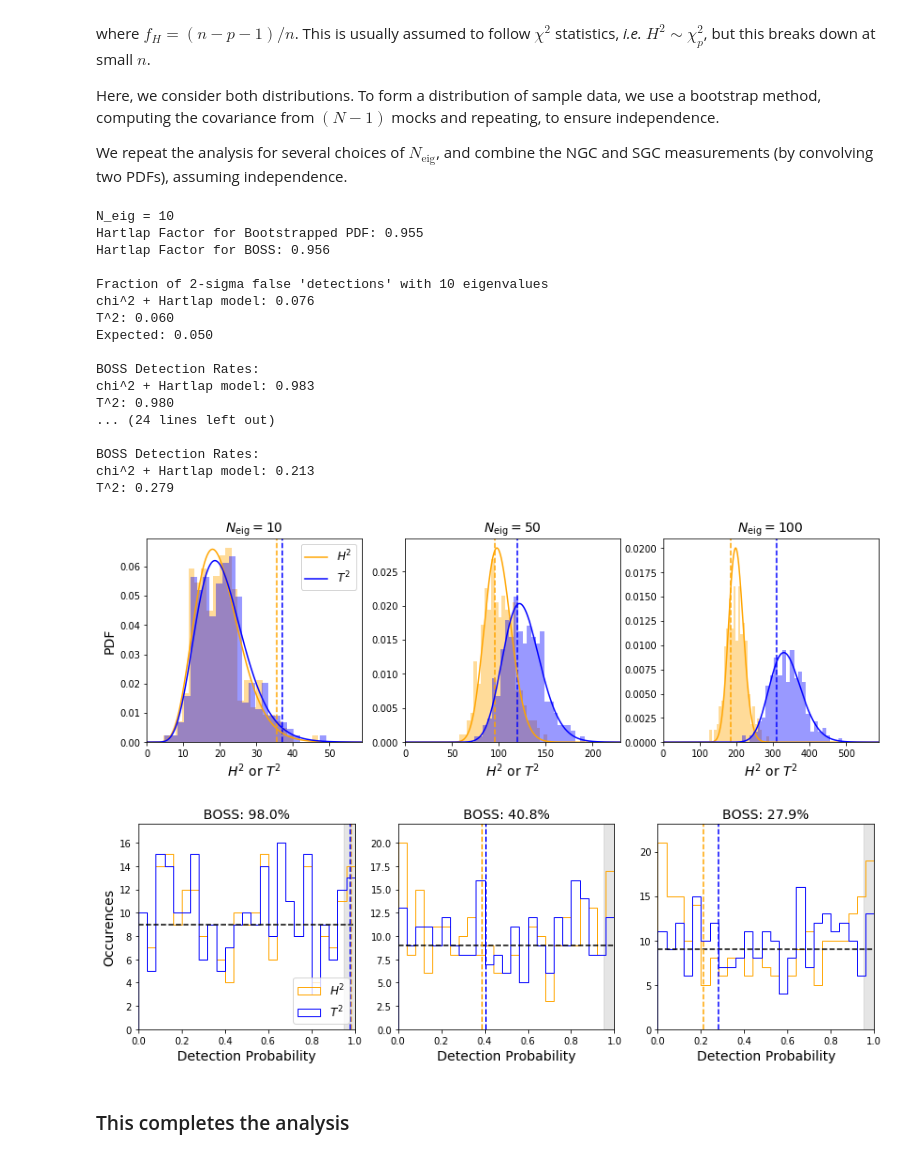
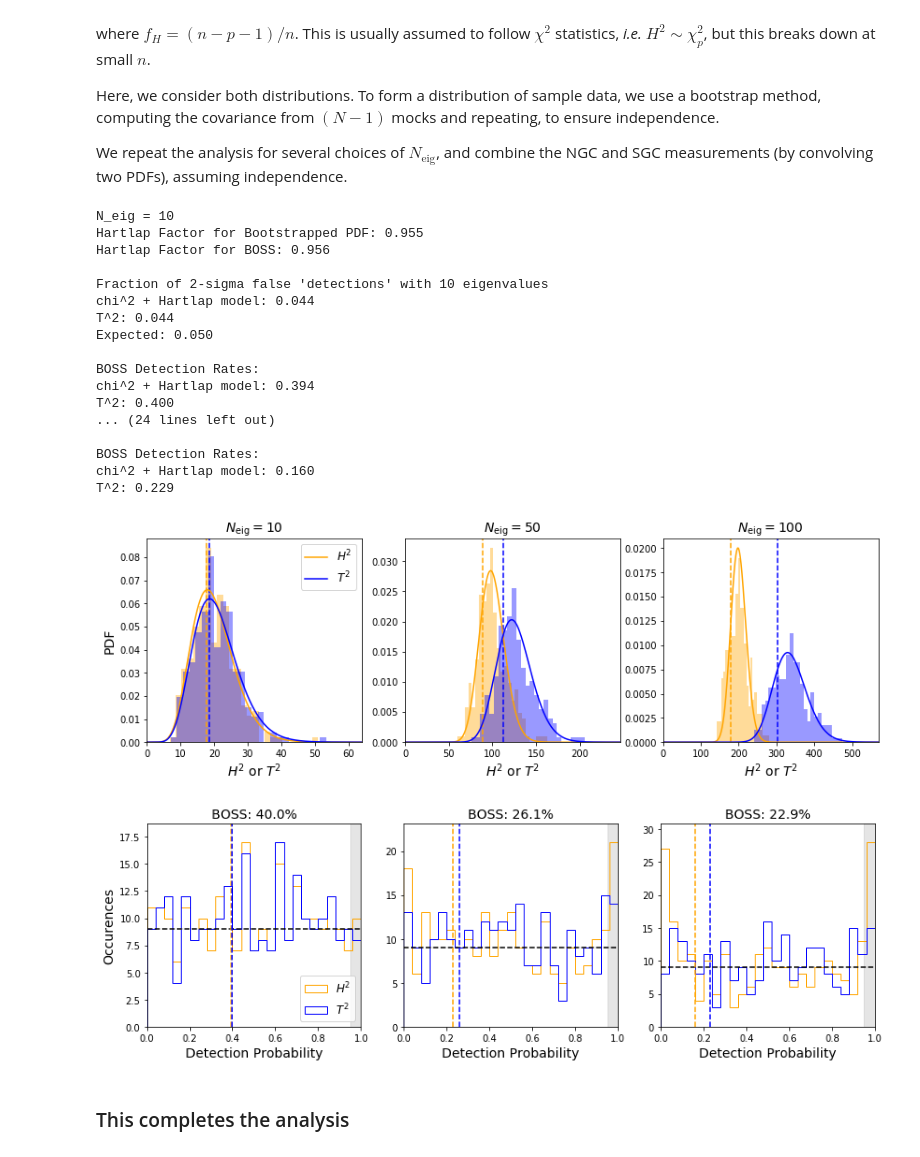
Before and after one commit to oliverphilcox/Parity-Odd-4PCF, a Jupyter notebook: BOSS Odd-Parity 4PCF.ipynb, the cells around one changed output. Drawn from its saved outputs; the diff is of its cells as text; code cells hidden in the pictures.

```diff
--- a/BOSS Odd-Parity 4PCFs Production.ipynb
+++ b/BOSS Odd-Parity 4PCF.ipynb
@@ -315,7 +313,7 @@ stack_fourpcf_mean = np.mean(stack_fourpcf,axis=0)
 stack_fourpcf_boss = np.hstack([filt_flat_fourpcf_bossN,filt_flat_fourpcf_bossS])
 
 stack_theory_cov = np.zeros((n_mult*n_radial*2,n_mult*n_radial*2))
-stack_theory_cov[:n_mult*n_radial:,:n_mult*n_radial] = theory_covN
+stack_theory_cov[:n_mult*n_radial,:n_mult*n_radial] = theory_covN
 stack_theory_cov[n_mult*n_radial:,n_mult*n_radial:] = theory_covS
 
 # Define a combined covariance matrix
@@ -336,8 +334,9 @@ print("Optimal Rescaling: %.2fx"%opt_rescaling)
 opt_theory_cov = stack_theory_cov*opt_rescaling
 inv_opt_theory_cov = inv_stack_theory_cov/opt_rescaling
 
-opt_chi2 = np.asarray([np.inner(dd,np.inner(inv_opt_theory_cov,dd)) for dd in stack_fourpcf])
-opt_chi2_boss = np.inner(stack_fourpcf_boss,np.inner(inv_opt_theory_cov,stack_fourpcf_boss))
+theory_model = np.zeros_like(stack_fourpcf_boss)
+opt_chi2 = np.asarray([np.inner(dd-theory_model,np.inner(inv_opt_theory_cov,dd-theory_model)) for dd in stack_fourpcf])
+opt_chi2_boss = np.inner(stack_fourpcf_boss-theory_model,np.inner(inv_opt_theory_cov,stack_fourpcf_boss-theory_model))
 
 bins = 25
 plt.figure()
@@ -368,8 +366,8 @@ Optimal Rescaling: 2.59x
 - This is performed for NGC and SGC independently, since they are assumed to be independent.
 # %%
 ### Define the eigenvectors from the inverse theory covariance
-evalsN,evecsN = np.linalg.eigh(np.linalg.inv(theory_covN))
-evalsS,evecsS = np.linalg.eigh(np.linalg.inv(theory_covS))
+evalsN,evecsN = np.linalg.eigh(inv_theory_covN)
+evalsS,evecsS = np.linalg.eigh(inv_theory_covS)
 evalsN = evalsN[::-1]
 evecsN = evecsN[:,::-1]
 evalsS = evalsS[::-1]
@@ -407,6 +405,9 @@ projected_fourpcfN = project_data(filt_flat_fourpcfN,N_eig,'ngc')
 projected_fourpcfS = project_data(filt_flat_fourpcfS,N_eig,'sgc')
 projected_fourpcf_bossN = project_data(filt_flat_fourpcf_bossN,N_eig,'ngc')
 projected_fourpcf_bossS = project_data(filt_flat_fourpcf_bossS,N_eig,'sgc')
+
+projected_theoryN = project_data(np.zeros_like(filt_flat_fourpcf_bossN),N_eig,'ngc')
+projected_theoryS = project_data(np.zeros_like(filt_flat_fourpcf_bossS),N_eig,'sgc')
 # %%
 plt.imshow(1e9*np.cov(projected_fourpcfN.T),cmap=cm.RdBu_r,vmax=10,vmin=-10);
 fs = 14
@@ -462,10 +463,16 @@ fig2,ax2 = plt.subplots(1,3,figsize=(14,4))
 
 for nn,N_eig in enumerate([10,50,100]):
     print("\n\nN_eig = %d"%N_eig)
+
+    # Project data and mocks
     projected_fourpcfN = project_data(filt_flat_fourpcfN,N_eig,'ngc')
     projected_fourpcfS = project_data(filt_flat_fourpcfS,N_eig,'sgc')
     projected_fourpcf_bossN = project_data(filt_flat_fourpcf_bossN,N_eig,'ngc')
     projected_fourpcf_bossS = project_data(filt_flat_fourpcf_bossS,N_eig,'sgc')
+
+    # Also project theory model (which is just zeros)
+    projected_theoryN = project_data(np.zeros_like(filt_flat_fourpcf_bossN),N_eig,'ngc')
+    projected_theoryS = project_data(np.zeros_like(filt_flat_fourpcf_bossS),N_eig,'sgc')
 
     ### Compute distribution of mock data using sets of (N-1) mocks
     this_n_mocks = len(projected_fourpcfN)-1
@@ -484,8 +491,8 @@ for nn,N_eig in enumerate([10,50,100]):
         inv_projected_covN = np.linalg.inv(projected_covN)
         inv_projected_covS = np.linalg.inv(projected_covS)
 
-        T2_statistic = np.inner(projected_mockN,np.inner(inv_projected_covN,projected_mockN))
-        T2_statistic += np.inner(projected_mockS,np.inner(inv_projected_covS,projected_mockS))
+        T2_statistic = np.inner(projected_mockN-projected_theoryN,np.inner(inv_projected_covN,projected_mockN-projected_theoryN))
+        T2_statistic += np.inner(projected_mockS-projected_theoryS,np.inner(inv_projected_covS,projected_mockS-projected_theoryS))
 
         all_T2.append(T2_statistic)
 
@@ -501,8 +508,8 @@ for nn,N_eig in enumerate([10,50,100]):
     projected_covS = np.cov(projected_fourpcfS.T)
     inv_projected_covN = np.linalg.inv(projected_covN)
     inv_projected_covS = np.linalg.inv(projected_covS)
-    T2_boss = np.inner(projected_fourpcf_bossN,np.inner(inv_projected_covN,projected_fourpcf_bossN))
-    T2_boss += np.inner(projected_fourpcf_bossS,np.inner(inv_projected_covS,projected_fourpcf_bossS))
+    T2_boss = np.inner(projected_fourpcf_bossN-projected_theoryN,np.inner(inv_projected_covN,projected_fourpcf_bossN-projected_theoryN))
+    T2_boss += np.inner(projected_fourpcf_bossS-projected_theoryS,np.inner(inv_projected_covS,projected_fourpcf_bossS-projected_theoryS))
     hartlap_factor = (n_mocks-N_eig-2.)/(n_mocks-1)
     print("Hartlap Factor for BOSS: %.3f"%hartlap_factor)
     H2_boss = T2_boss*hartlap_factor
@@ -568,40 +575,40 @@ for nn,N_eig in enumerate([10,50,100]):
     print("T^2: %.3f"%prob_T2_boss)
 
     ### Histogram the detection PDFs
     #plt.figure()
     ax2[nn].set_title(r'BOSS: %.1f%%'%(100.*prob_T2_boss),fontsize=14)
     ct,_,_=ax2[nn].hist(prob_chi2,bins=bins,histtype='step',color='orange',label=r'$H^2$',density=0,range=[0,1]);
     ax2[nn].hist(prob_T2,bins=bins,histtype='step',color='blue',label=r'$T^2$',density=0,range=[0,1]);
     ax2[nn].hlines(n_mocks/bins,0,1,linestyles='--')
     ax2[nn].vlines(prob_chi2_boss,0,max(ct)*1.2,color='orange',linestyles='--')
     ax2[nn].vlines(prob_T2_boss,0,max(ct)*1.2,color='blue',linestyles='--')
     ax2[nn].set_xlim([0.0,1])
     ax2[nn].fill_betweenx(np.arange(0,max(ct)*2),0.95,1,alpha=0.1,color='k')
     ax2[nn].set_ylim([0,max(ct)*1.1])
     if nn==0: ax2[nn].legend(fontsize=12,loc='lower right');
     if nn==0: ax2[nn].set_ylabel(r'Occurences',fontsize=14)
     ax2[nn].set_xlabel(r'Detection Probability',fontsize=14);
     if nn==2:
         fig2.savefig(plot_dir+'projected_cdfs_all.pdf',bbox_inches='tight')
 # %% [output]
 N_eig = 10
 Hartlap Factor for Bootstrapped PDF: 0.955
 Hartlap Factor for BOSS: 0.956
 
 Fraction of 2-sigma false 'detections' with 10 eigenvalues
-chi^2 + Hartlap model: 0.076
-T^2: 0.060
+chi^2 + Hartlap model: 0.044
+T^2: 0.044
 Expected: 0.050
 
 BOSS Detection Rates:
-chi^2 + Hartlap model: 0.983
-T^2: 0.980
+chi^2 + Hartlap model: 0.394
+T^2: 0.400
 ... (24 lines left out)
 
 BOSS Detection Rates:
-chi^2 + Hartlap model: 0.213
-T^2: 0.279
+chi^2 + Hartlap model: 0.160
+T^2: 0.229
-[figure, old version]
+[figure, new version]
-[figure, old version]
+[figure, new version]
 # %% [markdown]
 ### This completes the analysis
```
Also changed, not shown: parts of 5 cells of this notebook, 7 other files.
